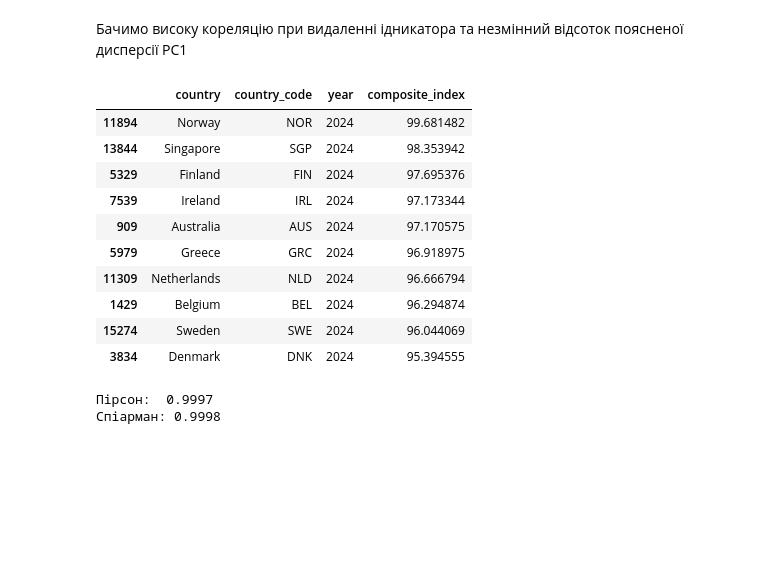
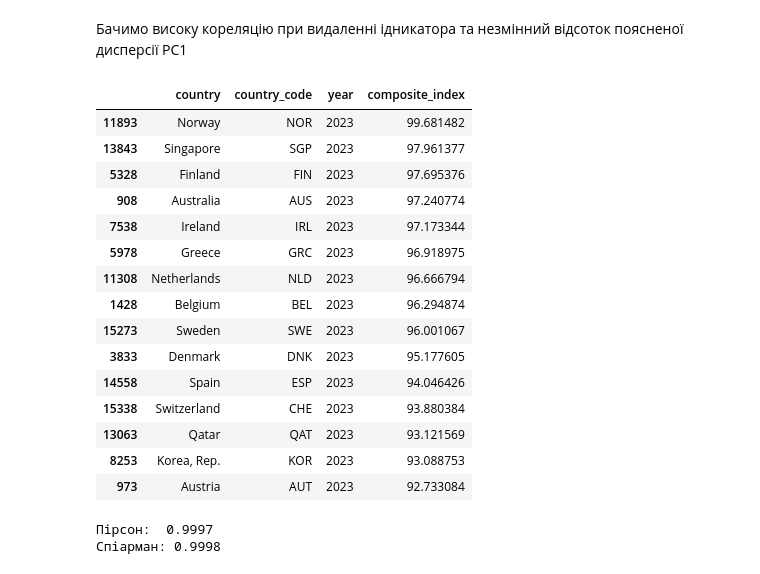
Before and after one commit to mndn7/DS_3-4, a Jupyter notebook: sample.ipynb, the cells around one changed output. Drawn from its saved outputs; the diff is of its cells as text; code cells hidden in the pictures; blank space fills up the shorter version.

```diff
--- a/sample.ipynb
+++ b/sample.ipynb
@@ -407,44 +407,49 @@ indicator_cols = ['life_expectancy', 'under5_mortality_inv',
                   'gni_ppp', 'electricity']
 
 
 panel_final = panel.copy()
 
 # PCA
 pca = PCA()
 X = panel_final[indicator_cols].values
 pca.fit(X)
 
 # Ваги
 weights = np.abs(pca.components_[0])
 weights = weights / weights.sum()
 
 # Індекс
 panel_final['composite_index'] = (X @ weights)
 
 # Нормалізація 0-1
 panel_final['composite_index'] = (
     (panel_final['composite_index'] - panel_final['composite_index'].min()) /
     (panel_final['composite_index'].max() - panel_final['composite_index'].min())
 )
 
 result_df = panel_final[['country', 'country_code', 'year', 'composite_index']]
 result_df = result_df.copy()
 result_df['composite_index'] = result_df['composite_index'] * 100
 result_df.to_csv('processed_data/composite_index.csv', sep =';', index = False)
-top10_2024 = result_df[result_df['year'] == 2024].nlargest(10, 'composite_index')
+top10_2024 = result_df[result_df['year'] == 2023].nlargest(15, 'composite_index')
 top10_2024
 # %% [output]
 |  | country | country_code | year | composite_index |
-| 11894 | Norway | NOR | 2024 | 99.681482 |
-| 13844 | Singapore | SGP | 2024 | 98.353942 |
-| 5329 | Finland | FIN | 2024 | 97.695376 |
-| 7539 | Ireland | IRL | 2024 | 97.173344 |
-| 909 | Australia | AUS | 2024 | 97.170575 |
-| 5979 | Greece | GRC | 2024 | 96.918975 |
-| 11309 | Netherlands | NLD | 2024 | 96.666794 |
-| 1429 | Belgium | BEL | 2024 | 96.294874 |
-| 15274 | Sweden | SWE | 2024 | 96.044069 |
-| 3834 | Denmark | DNK | 2024 | 95.394555 |
+| 11893 | Norway | NOR | 2023 | 99.681482 |
+| 13843 | Singapore | SGP | 2023 | 97.961377 |
+| 5328 | Finland | FIN | 2023 | 97.695376 |
+| 908 | Australia | AUS | 2023 | 97.240774 |
+| 7538 | Ireland | IRL | 2023 | 97.173344 |
+| 5978 | Greece | GRC | 2023 | 96.918975 |
+| 11308 | Netherlands | NLD | 2023 | 96.666794 |
+| 1428 | Belgium | BEL | 2023 | 96.294874 |
+| 15273 | Sweden | SWE | 2023 | 96.001067 |
+| 3833 | Denmark | DNK | 2023 | 95.177605 |
+| 14558 | Spain | ESP | 2023 | 94.046426 |
+| 15338 | Switzerland | CHE | 2023 | 93.880384 |
+| 13063 | Qatar | QAT | 2023 | 93.121569 |
+| 8253 | Korea, Rep. | KOR | 2023 | 93.088753 |
+| 973 | Austria | AUT | 2023 | 92.733084 |
 # %%
 
 from scipy.stats import spearmanr
```
Also changed, not shown: 1 other file.
